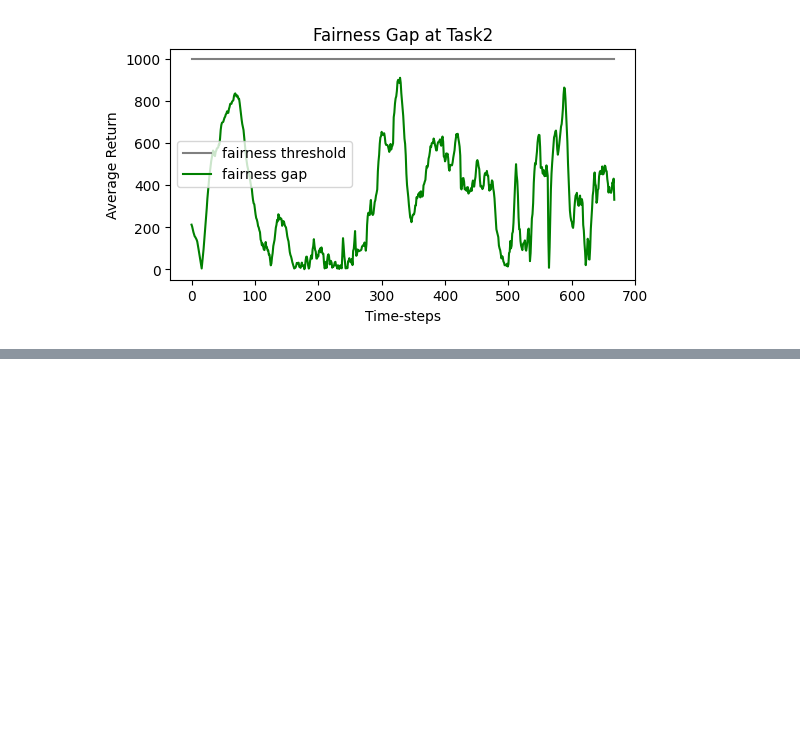
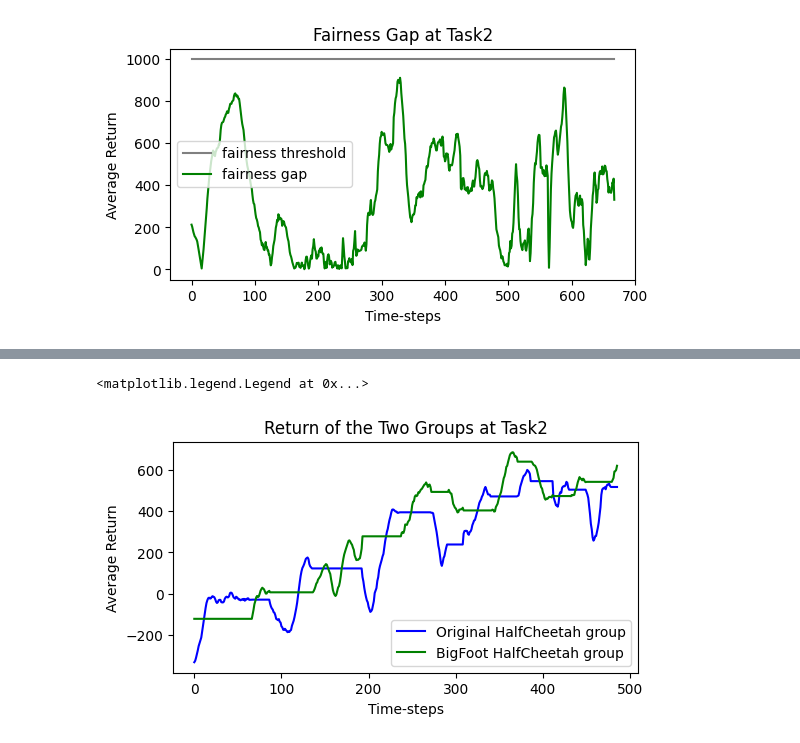
Before and after one commit to KefanSong/Code-for-Master-Thesis, a Jupyter notebook: Plotting Return.ipynb, the cells around one changed output, grey strips where cells are left out. Cells and saved outputs as stored; diff of their text form; code cells hidden in the pictures; blank space fills up the shorter version.

```diff
--- a/Plotting Return.ipynb
+++ b/Plotting Return.ipynb
@@ -111,0 +183,13 @@ plt.legend()
+# %%
+plt.figure(figsize=(6, 3))
+
+plt.plot(all_groups['group0 AvgR2'],label='Original HalfCheetah group', color='blue')
+plt.plot(all_groups['group1 AvgR2'],label='BigFoot HalfCheetah group', color='green')
+
+plt.title("Return of the Two Groups at Task2")
+plt.xlabel('Time-steps')
+plt.ylabel('Average Return')
+plt.legend()
+# %% [output]
+<matplotlib.legend.Legend at 0x...>
+[figure, added]
```
Also changed, not shown: parts of 9 cells of this notebook.
